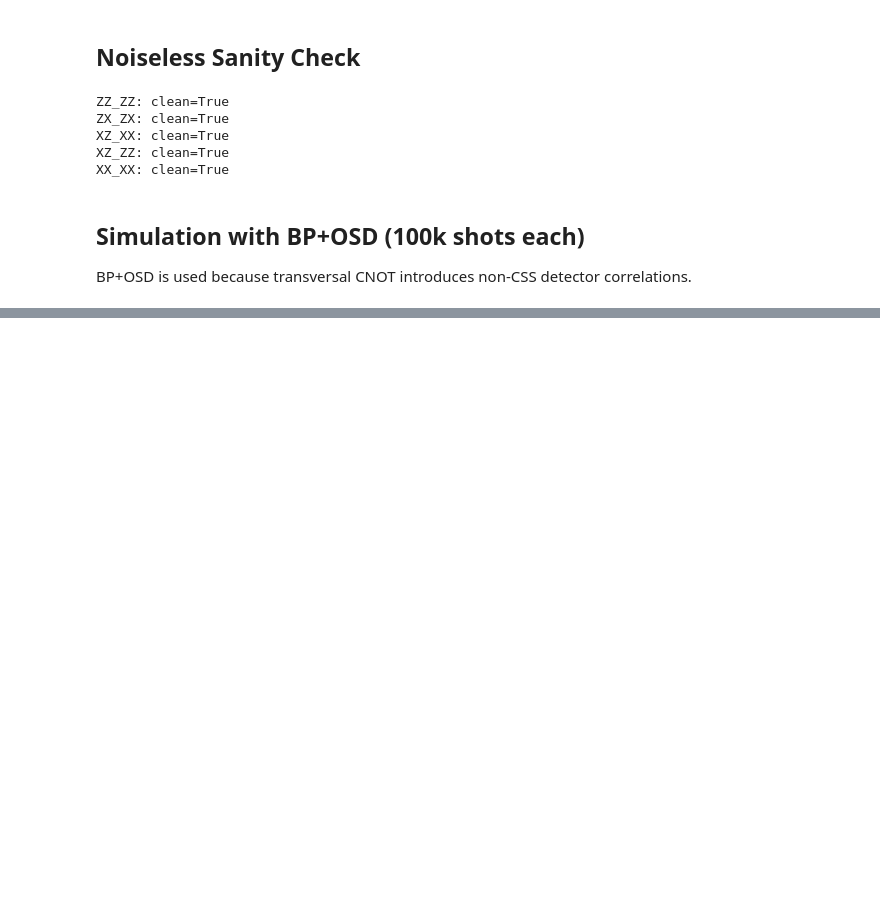
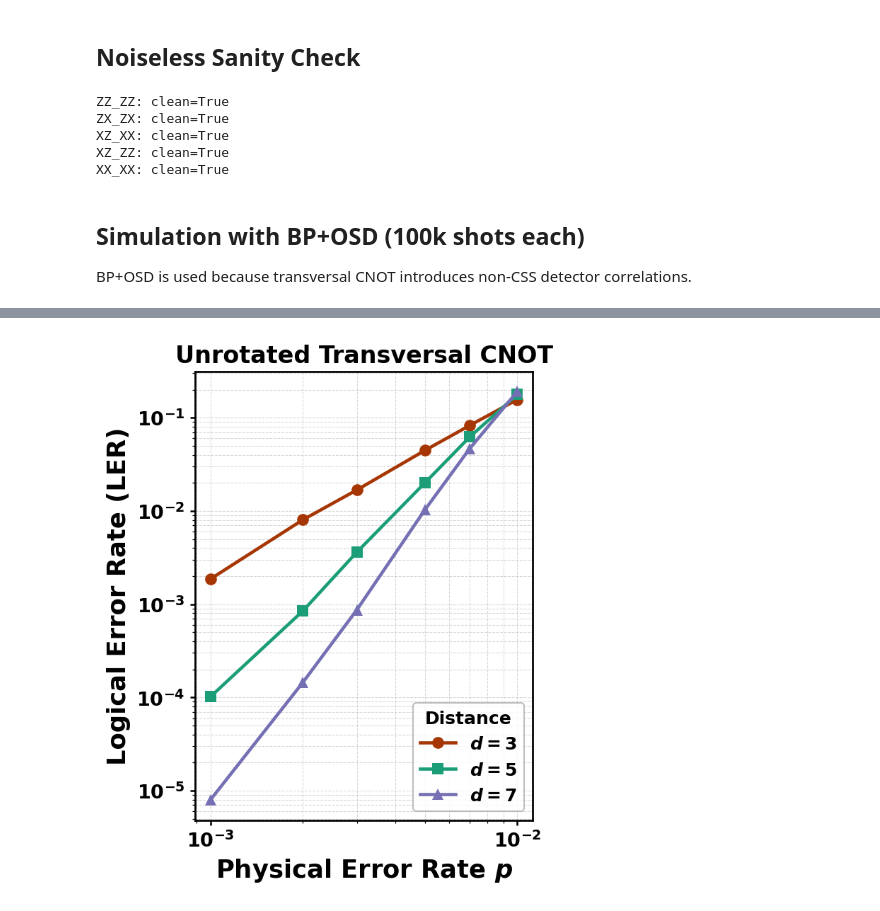
Before and after one commit to QuTone/LightStim, a Jupyter notebook: notebooks/LogicalOps/logical_CNOT_trans_unrotated.ipynb, the cells around one changed output, grey strips where cells are left out. Cells and saved outputs as stored; diff of their text form; code cells hidden in the pictures; blank space fills up the shorter version.

Commit message:
feat(logical-ops): rotated lattice surgery and transversal operations
Squash merge PR #47.

```diff
--- a/notebooks/LogicalOps/logical_CNOT_trans.ipynb
+++ b/notebooks/LogicalOps/logical_CNOT_trans_unrotated.ipynb
@@ -134,0 +143,90 @@ XX_XX: LER=2.30e-03  (138 errors / 60,000 shots)
+# %%
+# ── LER vs Physical Error Rate ────────────────────────────────────────────────
+# Sweep the physical error rate and plot the mean logical error rate over the 5
+# sub-experiments, one curve per code distance. The transversal CNOT is a single
+# time-slice logical gate, so constant rounds_before = rounds_after = rounds (= 2)
+# is sufficient — no rounds = d scaling — yet the spatial code distance still
+# suppresses the LER below threshold (LER(d=7) < LER(d=5) < LER(d=3)); the curves cross in
+# the threshold region (p ~ 5e-3 to 1e-2).
+#
+# BP+OSD decoding is required (transversal CNOT -> non-CSS detector correlations).
+# We use the GPU nv-qldpc-decoder (same BP+OSD algorithm as the cpu `bposd` cell
+# above) so the d=5 sweep is tractable; cpu BP+OSD is ~100-1000x slower at d=5.
+import logging
+import numpy as np
+import matplotlib.pyplot as plt
+import matplotlib.lines as mlines
+from lightstim.plot.styles import apply_paper_style, bold_ticks, PALETTE_DISTANCE
+logging.getLogger("matplotlib.font_manager").setLevel(logging.ERROR)  # silence bold-font warnings
+
+P_SWEEP   = [1e-3, 2e-3, 3e-3, 5e-3, 7e-3, 1e-2]
+DISTANCES = [3, 5, 7]
+MARKERS   = {3: "o", 5: "s", 7: "^"}
+
+sweep_pipeline = SimulationPipeline(
+    decoder_config=DecoderConfig("nv-qldpc-decoder", backend="gpu", params={
+        "max_iterations": 1000, "osd_order": 10, "bp_method": "min_sum",
+        "ms_scaling_factor": 0, "osd_method": "osd_cs", "use_osd": True,
+    }),
+    max_shots=200_000,
+    max_errors=60,
+    num_workers=1,
+    print_progress=False,
+)
+
+TITLE = "Unrotated Transversal CNOT"
+
+def build_cnot_trans_p(dd, ic, it, mc, mt, pp):
+    "Build one transversal-CNOT sub-experiment at distance dd, error rate pp (rounds=2)."
+    noise = NoiseConfig(p_idle=pp, p_1q=pp, p_2q=pp, p_meas=pp, p_reset=pp)
+    with contextlib.redirect_stdout(io.StringIO()):
+        exp = CNOTTransExperiment(
+            code_patch_class=UnrotatedSurfaceCode,
+            extraction_block_class=UnrotatedSurfaceCodeExtractionBlock,
+            code_params_control={"distance": dd},
+            offset_target=(2 * dd, 0),
+            initial_basis_control=ic,
+            initial_basis_target=it,
+            measure_basis_control=mc,
+            measure_basis_target=mt,
+            rounds_before=rounds,
+            rounds_after=rounds,
+            noise_params=noise,
+        )
+        return exp.build()
+
+ler_curves = {dd: [] for dd in DISTANCES}
+print(f"{'d':>3} {'p':>9}   mean LER (over 5 sub-experiments)")
+print("-" * 48)
+for dd in DISTANCES:
+    for pp in P_SWEEP:
+        lers = [sweep_pipeline.run(build_cnot_trans_p(dd, ic, it, mc, mt, pp)).logical_error_rate
+                for sub, ic, it, mc, mt in CNOT_SUB_EXPERIMENTS]
+        mean_ler = float(np.mean(lers))
+        ler_curves[dd].append(mean_ler)
+        print(f"{dd:>3} {pp:>9.0e}   {mean_ler:.3e}")
+
+apply_paper_style()
+fig, ax = plt.subplots(figsize=(4.5, 5.5))
+proxies = []
+for dd in DISTANCES:
+    color  = PALETTE_DISTANCE.get(dd, "gray")
+    marker = MARKERS.get(dd, "o")
+    _y = np.array(ler_curves[dd], dtype=float)
+    _y[_y <= 0] = np.nan  # drop zero-error points (e.g. d=7 low-p) from the log plot
+    ax.loglog(P_SWEEP, _y, marker=marker, color=color,
+              linestyle="-", markeredgecolor="none")
+    proxies.append(mlines.Line2D([], [], color=color, ls="-", marker=marker,
+                                 markersize=8, markeredgecolor="none", label=f"$d = {dd}$"))
+
+ax.set_xlabel("Physical Error Rate $p$")
+ax.set_ylabel("Logical Error Rate (LER)")
+ax.set_title(TITLE, fontsize=16)  # 16pt so the long title fits the 4.5" width
+ax.grid(True, which="both", ls="--", linewidth=0.5, alpha=0.5)
+bold_ticks(ax)
+leg = ax.legend(handles=proxies, title="Distance", loc="lower right",
+                frameon=True, framealpha=0.85)
+leg.get_title().set_fontweight("bold")
+fig.tight_layout()
+plt.show()
+# %% [output]
@@ -134,0 +253 @@ XX_XX: LER=2.30e-03  (138 errors / 60,000 shots)
+[figure, added]
```
Also changed, not shown: parts of 3 cells of this notebook, 19 other files.
